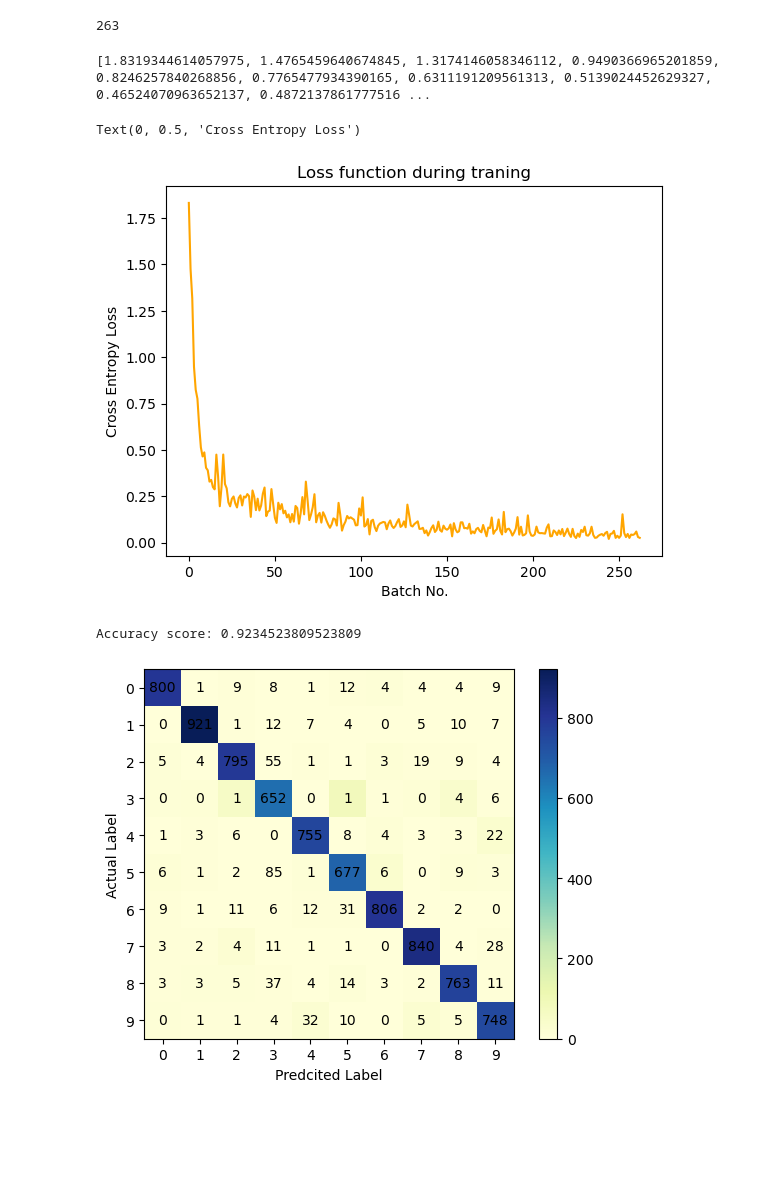
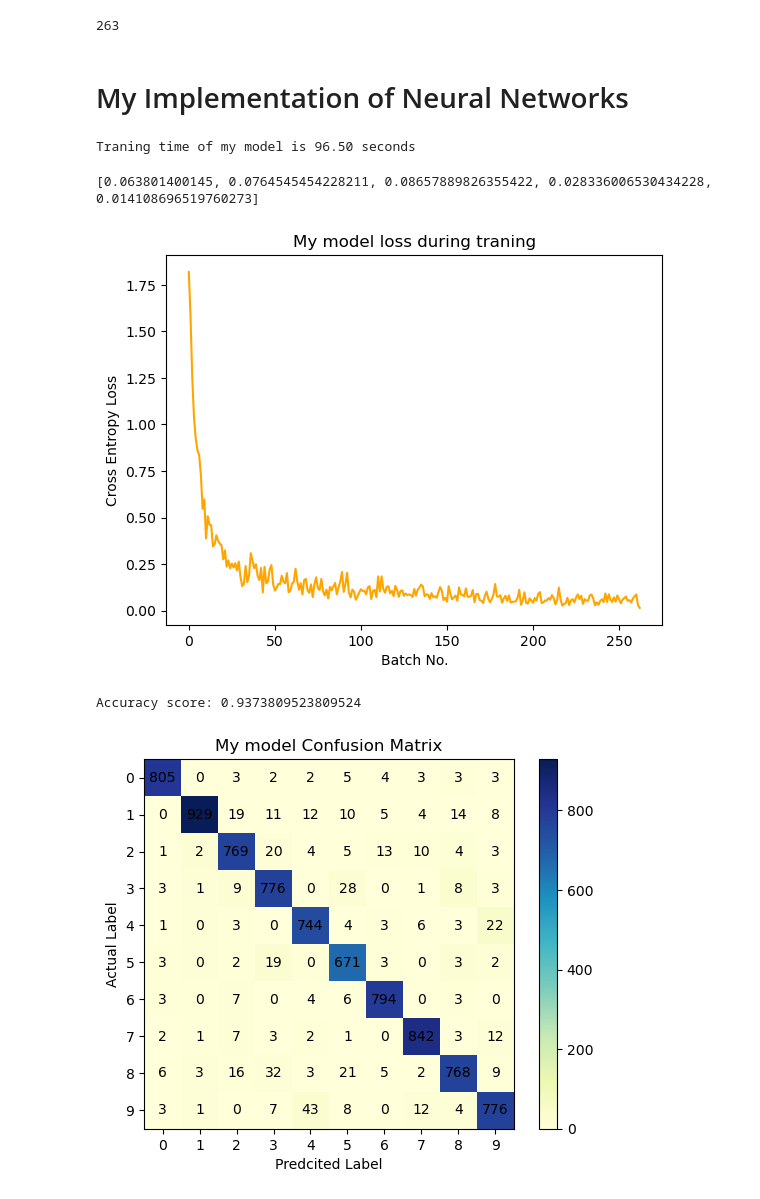
Before and after one commit to firhzmelo/neural-networks-from-scratch, a Jupyter notebook: main.ipynb, the cells around one changed output. Saved outputs shown, nothing was run; the diff lists cells and outputs as text; code cells hidden in the pictures; blank space fills up the shorter version.

Commit message:
Finish notebook model comparison

```diff
--- a/main.ipynb
+++ b/main.ipynb
@@ -49,24 +46,36 @@ training_data = create_batches(X_train, y_train)
 len(training_data)
 # %% [output]
 263
+# %% [markdown]
+# My Implementation of Neural Networks
+# %%
+from classes.MyNeuralNetwork import MyNeuralNetworkClassifier
+
+my_nn = MyNeuralNetworkClassifier([50, 20], X.shape[-1], classes = 10)
 # %%
-loss_values = []
+start_time = time.perf_counter()
+my_loss = []
 for (batch_x, batch_y) in training_data:
     loss = my_nn.fit(batch_x, batch_y, return_loss = True)
-    loss_values.append(loss)
+    my_loss.append(loss)
+end_time = time.perf_counter()
+print(f"Traning time of my model is {end_time-start_time:.2f} seconds")
+# %% [output]
+Traning time of my model is 96.50 seconds
 # %%
-print(loss_values[:-5])
+print(my_loss[-5:])
 # %% [output]
-[1.8319344614057975, 1.4765459640674845, 1.3174146058346112, 0.9490366965201859, 0.8246257840268856, 0.7765477934390165, 0.6311191209561313, 0.5139024452629327, 0.46524070963652137, 0.4872137861777516 ...
+[0.063801400145, 0.0764545454228211, 0.08657889826355422, 0.028336006530434228, 0.014108696519760273]
 # %%
 plt.figure()
-plt.plot(range(len(loss_values)), loss_values, c = "orange")
-plt.title("Loss function during traning")
+plt.plot(range(len(my_loss)), my_loss, c = "orange")
+plt.title("My model loss during traning")
 plt.xlabel("Batch No.")
 plt.ylabel("Cross Entropy Loss")
+
+plt.savefig("images/my-training-loss.jpg")
 # %% [output]
-Text(0, 0.5, 'Cross Entropy Loss')
-[figure, old version]
+[figure, new version]
 # %%
 from sklearn.metrics import accuracy_score, confusion_matrix
 
@@ -74,20 +83,22 @@ predictions = my_nn.predict(X_test)
 
 print("Accuracy score:", accuracy_score(y_test, predictions))
 # %% [output]
-Accuracy score: 0.9234523809523809
+Accuracy score: 0.9373809523809524
 # %%
-conf_matrix = confusion_matrix(y_test, predictions)
+my_conf_matrix = confusion_matrix(y_test, predictions)
 # %%
 plt.figure()
-plt.imshow(conf_matrix, cmap = "YlGnBu")
+plt.imshow(my_conf_matrix, cmap = "YlGnBu")
 plt.xticks(range(10))
 plt.yticks(range(10))
 plt.ylabel("Actual Label")
 plt.xlabel("Predcited Label")
 plt.colorbar()
+plt.title("My model Confusion Matrix")
 
 for i in range(10):
     for j in range(10):
-        plt.text(i, j, conf_matrix[i, j], ha = "center", va = "center", color = "black")
+        plt.text(i, j, my_conf_matrix[i, j], ha = "center", va = "center", color = "black")
+plt.savefig("images/my-nn-test-heatmap.jpg")
 # %% [output]
-[figure, old version]
+[figure, new version]
```
Also changed, not shown: parts of 12 cells of this notebook, 5 other files.
